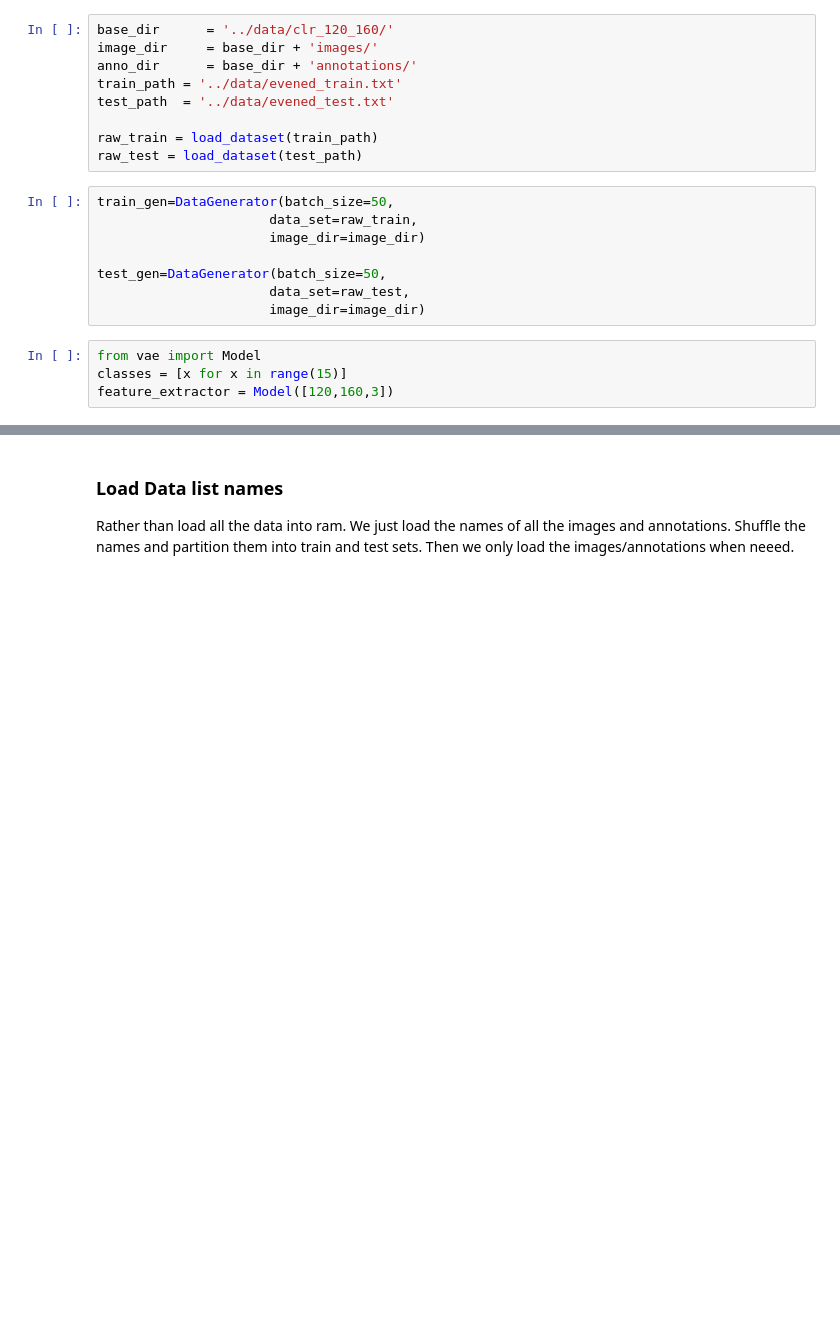
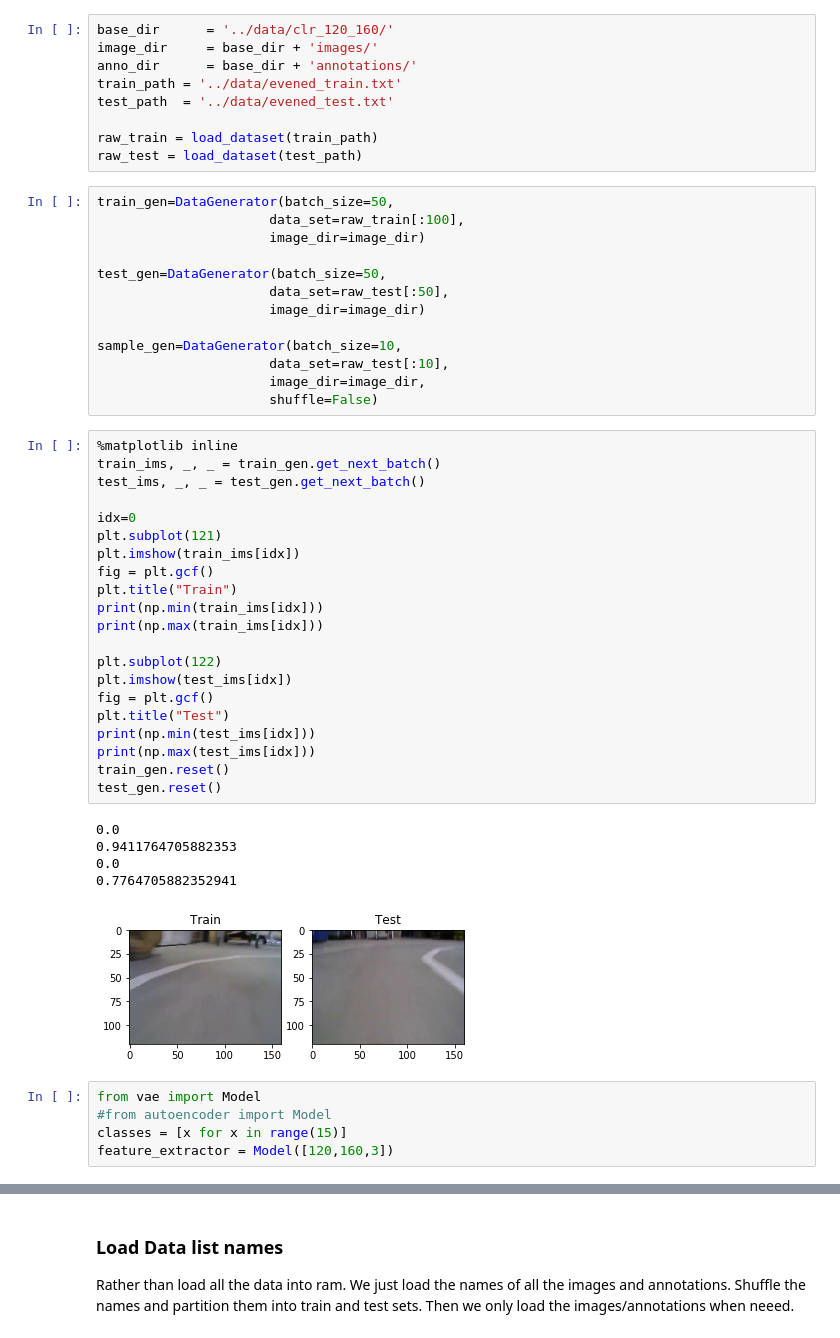
Before and after one commit to tall-josh/fyp_diy_robo_car, a Jupyter notebook: car_vae/tf_carvae.ipynb, the cells around one changed output, grey strips where cells are left out. Saved outputs shown, nothing was run; the diff lists cells and outputs as text; blank space fills up the shorter version.

```diff
--- a/car_vae/tf_carvae.ipynb
+++ b/car_vae/tf_carvae.ipynb
@@ -22,14 +22,47 @@ raw_train = load_dataset(train_path)
 raw_test = load_dataset(test_path)
 # %%
 train_gen=DataGenerator(batch_size=50,
-                      data_set=raw_train,
+                      data_set=raw_train[:100],
                       image_dir=image_dir)
 
 test_gen=DataGenerator(batch_size=50,
-                      data_set=raw_test,
+                      data_set=raw_test[:50],
                       image_dir=image_dir)
+
+sample_gen=DataGenerator(batch_size=10,
+                      data_set=raw_test[:10],
+                      image_dir=image_dir,
+                      shuffle=False)
+# %%
+%matplotlib inline
+train_ims, _, _ = train_gen.get_next_batch()
+test_ims, _, _ = test_gen.get_next_batch()
+
+idx=0
+plt.subplot(121)
+plt.imshow(train_ims[idx])
+fig = plt.gcf()
+plt.title("Train")
+print(np.min(train_ims[idx]))
+print(np.max(train_ims[idx]))
+
+plt.subplot(122)
+plt.imshow(test_ims[idx])
+fig = plt.gcf()
+plt.title("Test")
+print(np.min(test_ims[idx]))
+print(np.max(test_ims[idx]))
+train_gen.reset()
+test_gen.reset()
+# %% [output]
+0.0
+0.9411764705882353
+0.0
+0.7764705882352941
+[figure, added]
 # %%
 from vae import Model
+#from autoencoder import Model
 classes = [x for x in range(15)]
 feature_extractor = Model([120,160,3])
 # %%
```
Also changed, not shown: parts of 13 cells of this notebook, 5 other files.
